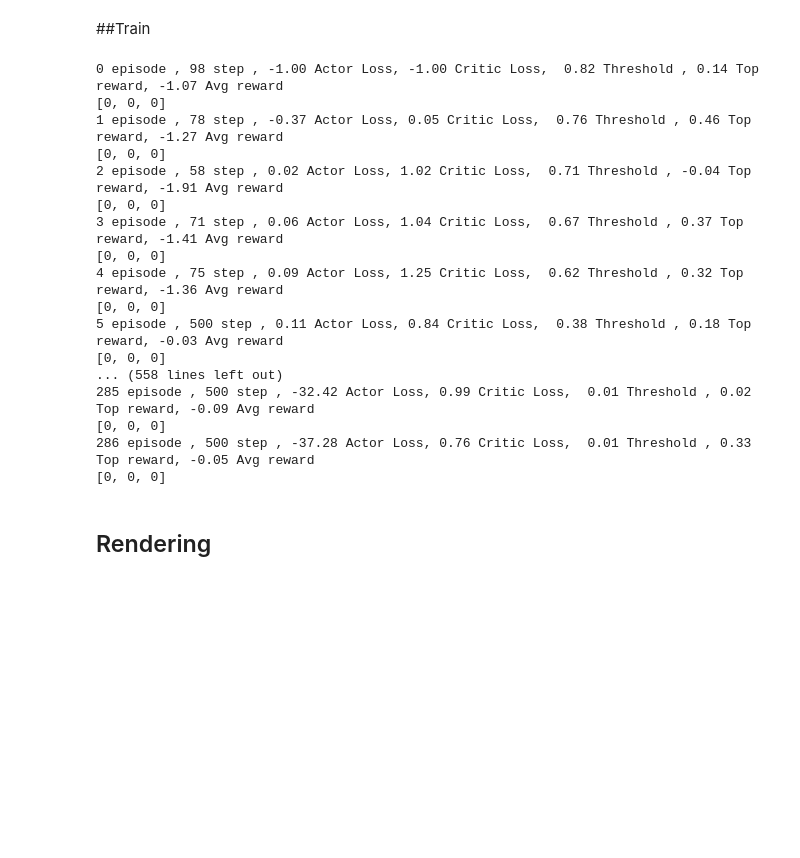
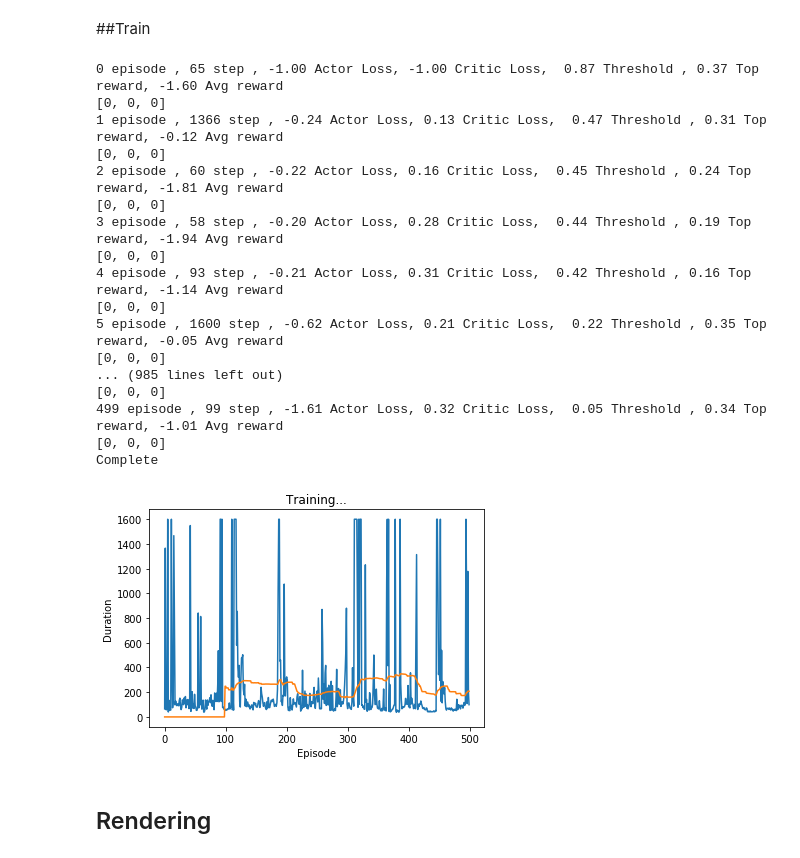
Before and after one commit to gomyk/NNStudy, a Jupyter notebook: [RL][DDPG][MW] BipedalWalker-v2 .ipynb, the cells around one changed output. Saved outputs shown, nothing was run; the diff lists cells and outputs as text; code cells hidden in the pictures; blank space fills up the shorter version.

```diff
--- a/[RL][DDPG][MW] BipedalWalker-v2 .ipynb
+++ b/[RL][DDPG][MW] BipedalWalker-v2 .ipynb
@@ -49,7 +49,7 @@ from google.colab import output
 display = Display(visible=0, size=(400,600),)
 display.start()
 env = gym.make("BipedalWalker-v2")
-env._max_episode_steps = 500
+env._max_episode_steps = 1600
 #env = gym.wrappers.Monitor(gym.make("CartPole-v1"), "video", force=True, video_callable=lambda c:c%100 ==0)
 
 # GPU를 사용할 경우
@@ -137,7 +137,7 @@ class OUNoise:
 # %% [markdown]
 ##Actor Network
 # %%
-HIDDEN_SIZE = 256
+HIDDEN_SIZE = 64
 class Actor(nn.Module):
 
     def __init__(self, obs_size, outputs, init_w: float = 3e-3,):
@@ -193,13 +193,13 @@ plt.show()
 BATCH_SIZE = 128
 GAMMA = 0.99
 EPS_START = 0.9
-EPS_END = 0.01
-EPS_DECAY = 1000
-TARGET_UPDATE = 5
+EPS_END = 0.05
+EPS_DECAY = 2000
+TARGET_UPDATE = 4
 ACTOR_LR = 0.0001
-CRITIC_LR = 0.0002
-MEMORY_SIZE = 10000
-EPISODE_SIZE = 2000
+CRITIC_LR = 0.0001
+MEMORY_SIZE = 5000
+EPISODE_SIZE = 500
 TAU = 0.005
 ou_noise_theta = 1.0
 ou_noise_sigma = 0.1
@@ -340,6 +340,8 @@ for i_episode in range(EPISODE_SIZE):
         if reward > top_reward:
           top_reward = reward
         total_reward += reward
+        if reward > 0 :
+          reward *= 2
         # 메모리에 변이 저장
         assert obv is not None
         memory.store(obv, action, reward, next_obv, done)
@@ -355,42 +357,43 @@ for i_episode in range(EPISODE_SIZE):
             E = eps_threshold = EPS_END + (EPS_START - EPS_END) * \
             math.exp(-1. * steps_done / EPS_DECAY)
             episode_durations.append(t + 1)
             print('%d episode , %d step , %.2f Actor Loss, %.2f Critic Loss,  %.2f Threshold , %.2f Top reward, %.2f Avg reward'\
                   %(i_episode,t+1,total_actor_loss/(t+1), total_critic_loss/(t+1) ,E, top_reward, total_reward/(t+1)))
             print(total_action_count)
             plot_durations()
             total_actor_loss = 0
             total_critic_loss = 0
             top_reward = 0
             total_reward = 0
             total_action_count = [0,0,0]
             break
     #목표 네트워크 업데이트, 모든 웨이트와 바이어스 복사
     if i_episode % TARGET_UPDATE == 0:
         actor_target.load_state_dict(actor.state_dict())
         critic_target.load_state_dict(critic.state_dict())
 print('Complete')
 env.render()
 env.close()
 plt.show()
 # %% [output]
-0 episode , 98 step , -1.00 Actor Loss, -1.00 Critic Loss,  0.82 Threshold , 0.14 Top reward, -1.07 Avg reward
+0 episode , 65 step , -1.00 Actor Loss, -1.00 Critic Loss,  0.87 Threshold , 0.37 Top reward, -1.60 Avg reward
 [0, 0, 0]
-1 episode , 78 step , -0.37 Actor Loss, 0.05 Critic Loss,  0.76 Threshold , 0.46 Top reward, -1.27 Avg reward
+1 episode , 1366 step , -0.24 Actor Loss, 0.13 Critic Loss,  0.47 Threshold , 0.31 Top reward, -0.12 Avg reward
 [0, 0, 0]
-2 episode , 58 step , 0.02 Actor Loss, 1.02 Critic Loss,  0.71 Threshold , -0.04 Top reward, -1.91 Avg reward
+2 episode , 60 step , -0.22 Actor Loss, 0.16 Critic Loss,  0.45 Threshold , 0.24 Top reward, -1.81 Avg reward
 [0, 0, 0]
-3 episode , 71 step , 0.06 Actor Loss, 1.04 Critic Loss,  0.67 Threshold , 0.37 Top reward, -1.41 Avg reward
+3 episode , 58 step , -0.20 Actor Loss, 0.28 Critic Loss,  0.44 Threshold , 0.19 Top reward, -1.94 Avg reward
 [0, 0, 0]
-4 episode , 75 step , 0.09 Actor Loss, 1.25 Critic Loss,  0.62 Threshold , 0.32 Top reward, -1.36 Avg reward
+4 episode , 93 step , -0.21 Actor Loss, 0.31 Critic Loss,  0.42 Threshold , 0.16 Top reward, -1.14 Avg reward
 [0, 0, 0]
-5 episode , 500 step , 0.11 Actor Loss, 0.84 Critic Loss,  0.38 Threshold , 0.18 Top reward, -0.03 Avg reward
+5 episode , 1600 step , -0.62 Actor Loss, 0.21 Critic Loss,  0.22 Threshold , 0.35 Top reward, -0.05 Avg reward
 [0, 0, 0]
-... (558 lines left out)
-285 episode , 500 step , -32.42 Actor Loss, 0.99 Critic Loss,  0.01 Threshold , 0.02 Top reward, -0.09 Avg reward
+... (985 lines left out)
 [0, 0, 0]
-286 episode , 500 step , -37.28 Actor Loss, 0.76 Critic Loss,  0.01 Threshold , 0.33 Top reward, -0.05 Avg reward
+499 episode , 99 step , -1.61 Actor Loss, 0.32 Critic Loss,  0.05 Threshold , 0.34 Top reward, -1.01 Avg reward
 [0, 0, 0]
+Complete
+[figure, added]
 # %% [markdown]
 ## Rendering
 # %%
```
Also changed, not shown: parts of 1 cell of this notebook.
